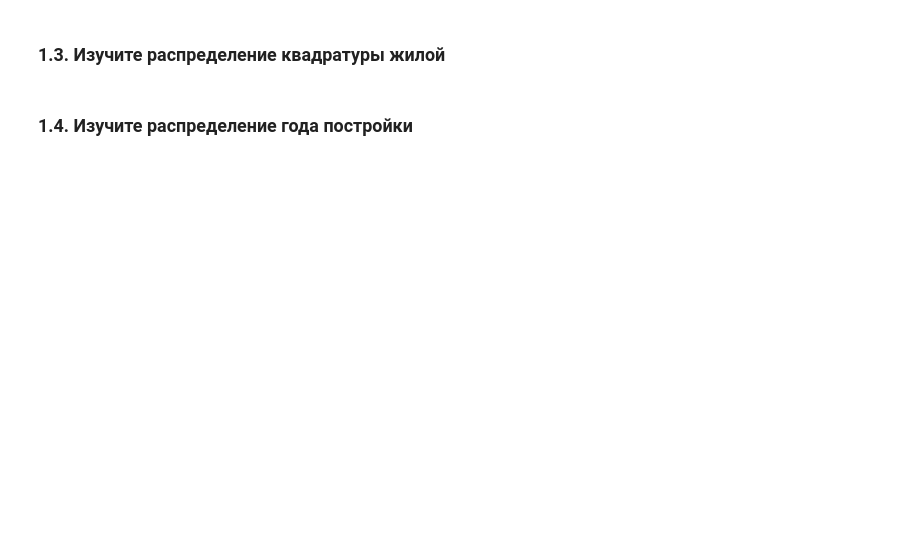
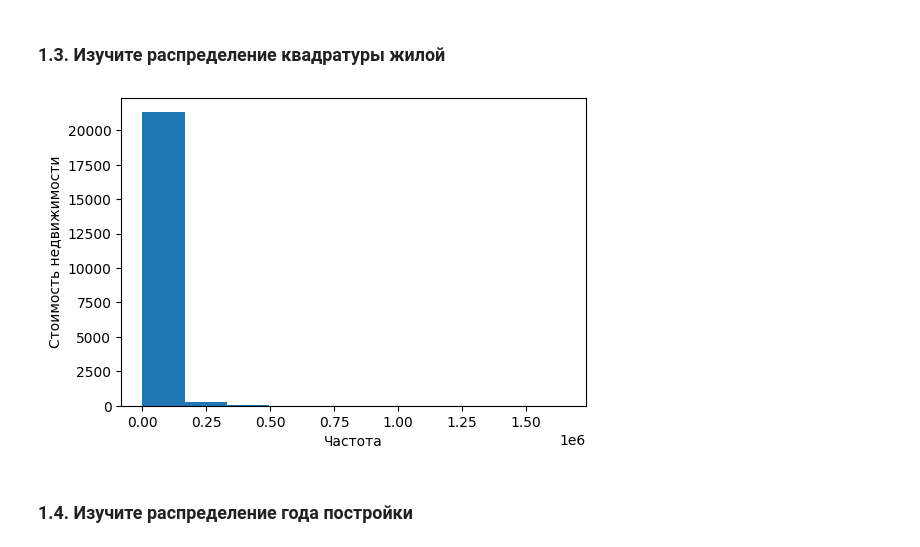
Before and after one commit to okamietovolk/gb-analytics, a Jupyter notebook: kc.ipynb, the cells around one changed output. Cells and saved outputs as stored; diff of their text form; code cells hidden in the pictures; blank space fills up the shorter version.

```diff
--- a/kc.ipynb
+++ b/kc.ipynb
@@ -34,4 +57,11 @@ memory usage: 3.5+ MB
 # %% [markdown]
 ### 1.3. Изучите распределение квадратуры жилой
+# %%
+plt.figure(figsize=(6,4))
+plt.hist(df['sqft_lot'])
+plt.ylabel('Стоимость недвижимости')
+plt.xlabel('Частота');
+# %% [output]
+[figure, added]
 # %% [markdown]
 ### 1.4. Изучите распределение года постройки
```
Also changed, not shown: parts of 9 cells of this notebook.
